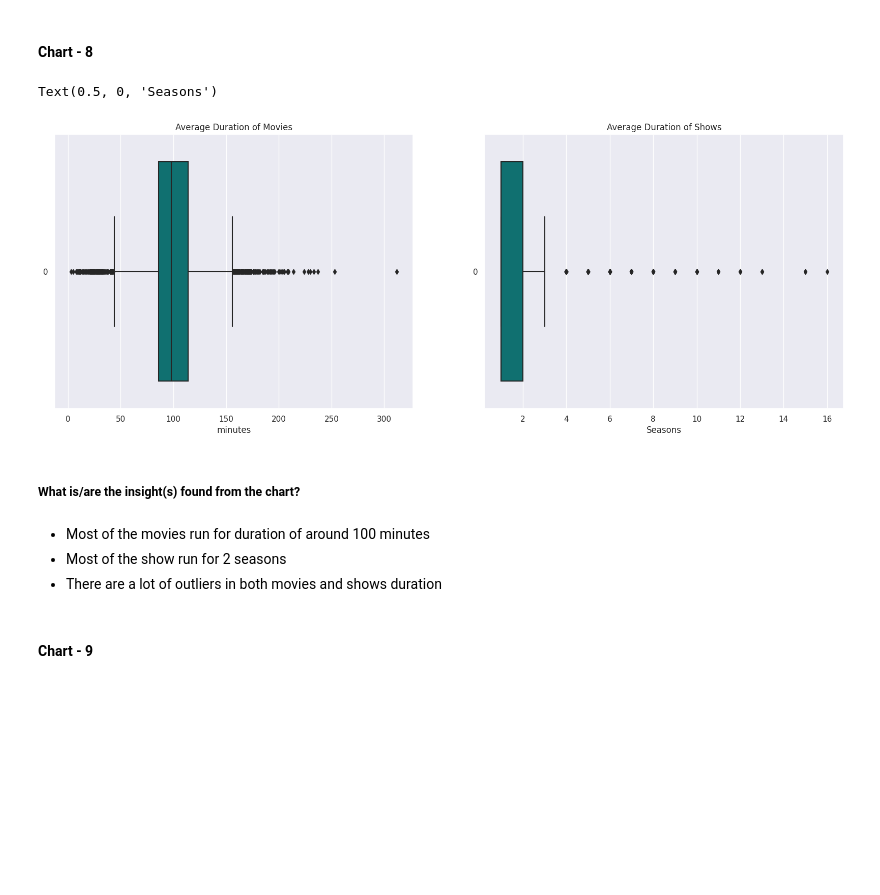
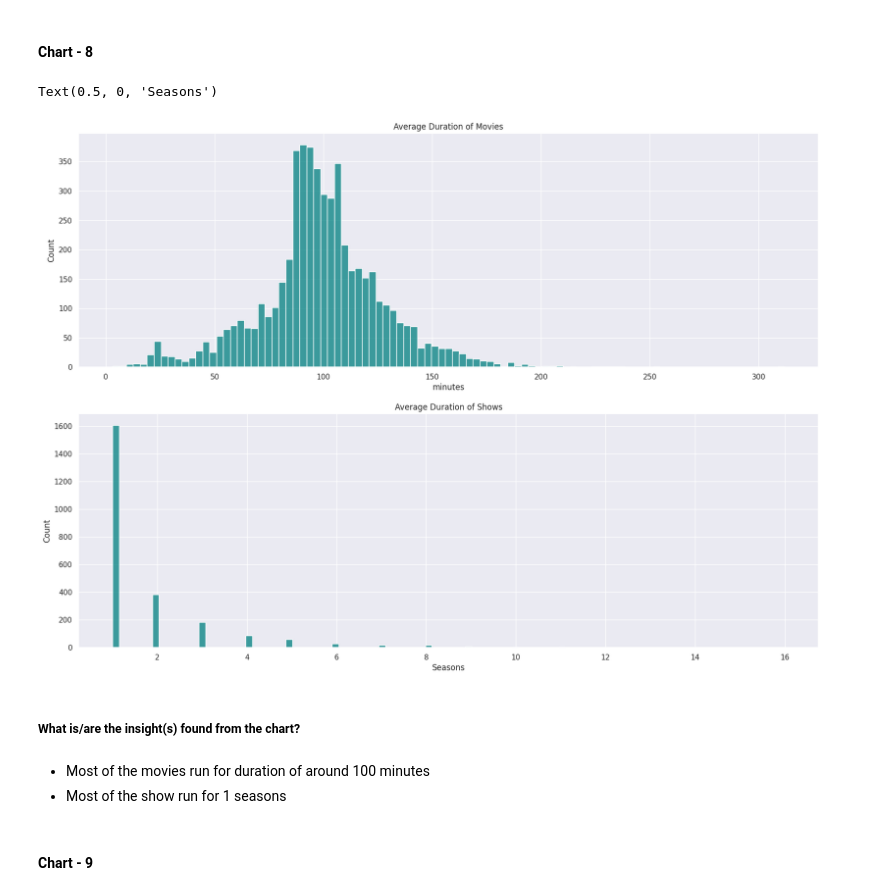
Before and after one commit to sidpatondikar/Capstone-Netflix-Movies-and-TV-Shows-Clustering, a Jupyter notebook: Netflix_movies_tvshow_clustering_final.ipynb, the cells around one changed output. Cells and saved outputs as stored; diff of their text form; code cells hidden in the pictures; blank space fills up the shorter version.

```diff
--- a/Netflix_movies_tvshow_clustering_final.ipynb
+++ b/Netflix_movies_tvshow_clustering_final.ipynb
@@ -454,26 +454,25 @@ movie_length = netflix_df[netflix_df['type']=='Movie']['duration'].apply(lambda
 tv_show_length = netflix_df[netflix_df['type']=='TV Show']['duration'].apply(lambda x: int(x.split(' ')[0]) )
 # %%
 # Length of movies and shows
-plt.figure(figsize=(20,7))
+plt.figure(figsize=(20,14))
 
-plt.subplot(1,2,1)
-sns.boxplot(list(movie_length),orient='h',color='teal')
+plt.subplot(2,1,1)
+sns.histplot(list(movie_length),color='teal')
 plt.title('Average Duration of Movies')
 plt.xlabel('minutes')
 
-plt.subplot(1,2,2)
-sns.boxplot(list(tv_show_length),orient='h',color='teal')
+plt.subplot(2,1,2)
+sns.histplot(list(tv_show_length),color='teal')
 plt.title('Average Duration of Shows')
 plt.xlabel('Seasons')
 # %% [output]
 Text(0.5, 0, 'Seasons')
-[figure, old version]
+[figure, new version]
 # %% [markdown]
 ##### What is/are the insight(s) found from the chart?
 # %% [markdown]
 - Most of the movies run for duration of around 100 minutes
-- Most of the show run for 2 seasons
-- There are a lot of outliers in both movies and shows duration
+- Most of the show run for 1 seasons
 # %% [markdown]
 #### Chart - 9
 # %%
```
Also changed, not shown: parts of 101 cells of this notebook.
